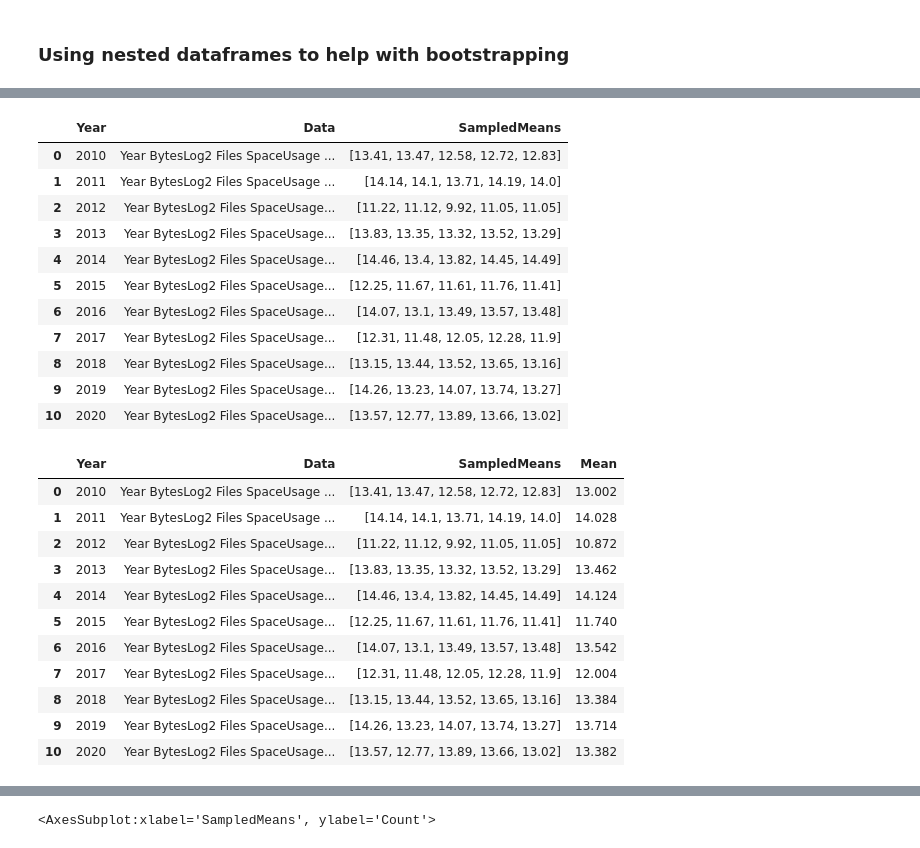
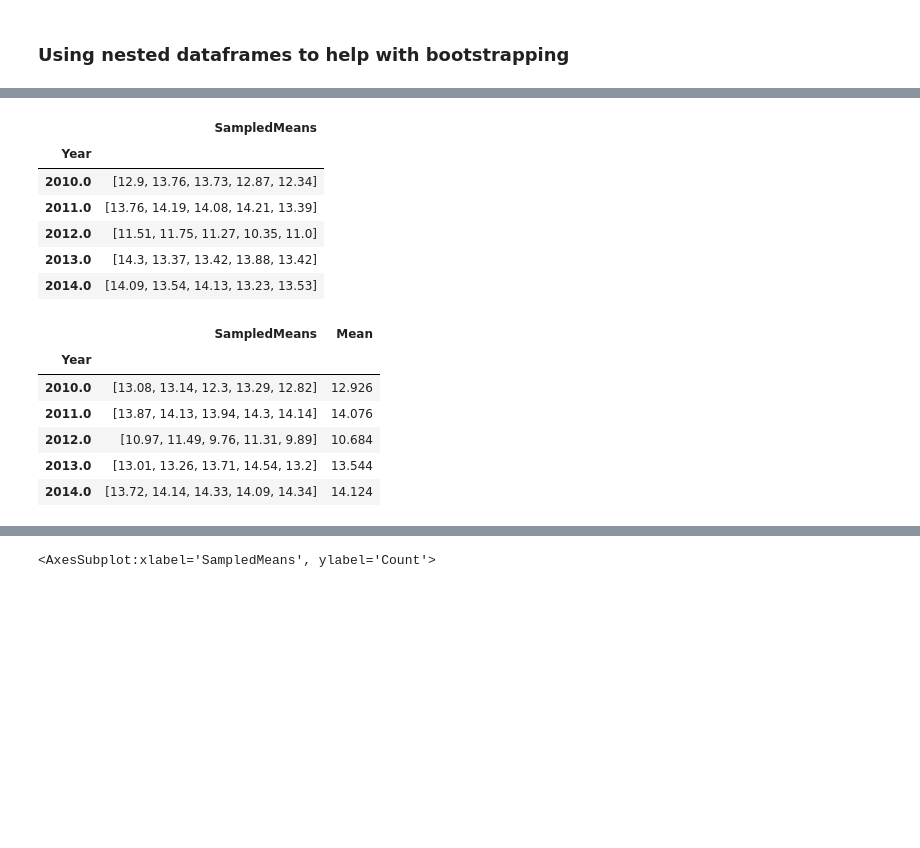
Before and after one commit to AaltoSciComp/data-analysis-workflows-course, a Jupyter notebook: python_exercises/ch3-python-lecture.ipynb, the cells around one changed output, grey strips where cells are left out. Saved outputs shown, nothing was run; the diff lists cells and outputs as text; code cells hidden in the pictures; blank space fills up the shorter version.

```diff
--- a/python_exercises/ch3-python-lecture.ipynb
+++ b/python_exercises/ch3-python-lecture.ipynb
@@ -191,12 +208,17 @@ plt.savefig('file-distribution-2020.svg')
 # %%
-# Pick target data column
-target_data = bytes_2020['BytesLog2'].copy()
+# Pick target data column and convert it to integer
+target_data = bytes_2020['BytesLog2'].copy().astype('int')
 # Pick weight data column
 weight_data = bytes_2020['Files'].copy()
-# Fill zeros to those byte sizes that are not present in the Files-data
+
+# IMPORTANT:
+#    There might be categories in BytesLog2 that do not contain any data.
+#    We'll have to fill zeros to those rows of Files.
 weight_data.fillna(0, inplace=True)
+
 # Normalize weight_data into probabilities
 weight_data = weight_data/weight_data.sum()
+
 print(target_data.head())
 print(weight_data.head())
 # %% [output]
@@ -215,10 +236,10 @@ Categories (43, int64): [0, 1, 2, 3, ..., 39, 40, 41, 42]
 Name: Files, dtype: float64
 # %%
 # Create means vector
-means = np.zeros(100, dtype=np.float64)
-for i in range(100):
+means = np.zeros(10, dtype=np.float64)
+for i in range(10):
     # Calculate resampled mean
     means[i] = np.mean(np.random.choice(target_data, 100, replace=True, p=weight_data))
-print(means)
-print('Estimated sample mean:', np.mean(means))
+means = pd.Series({'SampledMeans': means})
+print('Estimated sample mean:', means['SampledMeans'].mean())
 # %% [output]
@@ -235,6 +247,5 @@ Estimated sample mean: 13.190400000000002
 # %%
 def get_bootstrapped_means(dataset, target_col, weight_col, n_means=1000):
-    print(dataset)
     # Pick relevant columns
     df = dataset[[target_col, weight_col]].copy()
     # Pick target data column
@@ -251,7 +262,13 @@ def get_bootstrapped_means(dataset, target_col, weight_col, n_means=1000):
     for i in range(n_means):
         # Calculate resampled mean
         means[i] = np.mean(np.random.choice(target_data, 100, replace=True, p=weight_data))
+
+    # Store results as a DataFrame
+    means = pd.Series({'SampledMeans': means})
+
     return means
 
-get_bootstrapped_means(bytes_2020, 'BytesLog2', 'Files', n_means=5)
+bootstrapped_means = get_bootstrapped_means(bytes_2020, 'BytesLog2', 'Files', n_means=1000)
+print(bootstrapped_means.head())
+print('Estimated sample mean:', bootstrapped_means['SampledMeans'].mean())
 # %% [output]
@@ -305,35 +280,25 @@ yearly_means
 # %%
-yearly_means['SampledMeans'] = yearly_means['Data'].apply(lambda data: get_bootstrapped_means(data, 'BytesLog2', 'Files', n_means=5))
-yearly_means
+bootstrapped_means = yearly_bytes_sum.groupby('Year').apply(lambda x: get_bootstrapped_means(x, 'BytesLog2', 'Files', n_means=5))
+bootstrapped_means.head()
 # %% [output]
-|  | Year | Data | SampledMeans |
-| 0 | 2010 | Year BytesLog2 Files SpaceUsage ... | [13.41, 13.47, 12.58, 12.72, 12.83] |
-| 1 | 2011 | Year BytesLog2 Files SpaceUsage ... | [14.14, 14.1, 13.71, 14.19, 14.0] |
-| 2 | 2012 | Year BytesLog2 Files SpaceUsage... | [11.22, 11.12, 9.92, 11.05, 11.05] |
-| 3 | 2013 | Year BytesLog2 Files SpaceUsage... | [13.83, 13.35, 13.32, 13.52, 13.29] |
-| 4 | 2014 | Year BytesLog2 Files SpaceUsage... | [14.46, 13.4, 13.82, 14.45, 14.49] |
-| 5 | 2015 | Year BytesLog2 Files SpaceUsage... | [12.25, 11.67, 11.61, 11.76, 11.41] |
-| 6 | 2016 | Year BytesLog2 Files SpaceUsage... | [14.07, 13.1, 13.49, 13.57, 13.48] |
-| 7 | 2017 | Year BytesLog2 Files SpaceUsage... | [12.31, 11.48, 12.05, 12.28, 11.9] |
-| 8 | 2018 | Year BytesLog2 Files SpaceUsage... | [13.15, 13.44, 13.52, 13.65, 13.16] |
-| 9 | 2019 | Year BytesLog2 Files SpaceUsage... | [14.26, 13.23, 14.07, 13.74, 13.27] |
-| 10 | 2020 | Year BytesLog2 Files SpaceUsage... | [13.57, 12.77, 13.89, 13.66, 13.02] |
+|  | SampledMeans |
+| Year |  |
+| 2010.0 | [12.9, 13.76, 13.73, 12.87, 12.34] |
+| 2011.0 | [13.76, 14.19, 14.08, 14.21, 13.39] |
+| 2012.0 | [11.51, 11.75, 11.27, 10.35, 11.0] |
+| 2013.0 | [14.3, 13.37, 13.42, 13.88, 13.42] |
+| 2014.0 | [14.09, 13.54, 14.13, 13.23, 13.53] |
 # %%
-yearly_means['Mean'] = yearly_means['SampledMeans'].apply(np.mean)
-yearly_means
+bootstrapped_means['Mean'] = bootstrapped_means['SampledMeans'].apply(np.mean)
+bootstrapped_means.head()
 # %% [output]
-|  | Year | Data | SampledMeans | Mean |
-| 0 | 2010 | Year BytesLog2 Files SpaceUsage ... | [13.41, 13.47, 12.58, 12.72, 12.83] | 13.002 |
-| 1 | 2011 | Year BytesLog2 Files SpaceUsage ... | [14.14, 14.1, 13.71, 14.19, 14.0] | 14.028 |
-| 2 | 2012 | Year BytesLog2 Files SpaceUsage... | [11.22, 11.12, 9.92, 11.05, 11.05] | 10.872 |
-| 3 | 2013 | Year BytesLog2 Files SpaceUsage... | [13.83, 13.35, 13.32, 13.52, 13.29] | 13.462 |
-| 4 | 2014 | Year BytesLog2 Files SpaceUsage... | [14.46, 13.4, 13.82, 14.45, 14.49] | 14.124 |
-| 5 | 2015 | Year BytesLog2 Files SpaceUsage... | [12.25, 11.67, 11.61, 11.76, 11.41] | 11.740 |
-| 6 | 2016 | Year BytesLog2 Files SpaceUsage... | [14.07, 13.1, 13.49, 13.57, 13.48] | 13.542 |
-| 7 | 2017 | Year BytesLog2 Files SpaceUsage... | [12.31, 11.48, 12.05, 12.28, 11.9] | 12.004 |
-| 8 | 2018 | Year BytesLog2 Files SpaceUsage... | [13.15, 13.44, 13.52, 13.65, 13.16] | 13.384 |
-| 9 | 2019 | Year BytesLog2 Files SpaceUsage... | [14.26, 13.23, 14.07, 13.74, 13.27] | 13.714 |
-| 10 | 2020 | Year BytesLog2 Files SpaceUsage... | [13.57, 12.77, 13.89, 13.66, 13.02] | 13.382 |
+|  | SampledMeans | Mean |
+| Year |  |  |
+| 2010.0 | [13.08, 13.14, 12.3, 13.29, 12.82] | 12.926 |
+| 2011.0 | [13.87, 14.13, 13.94, 14.3, 14.14] | 14.076 |
+| 2012.0 | [10.97, 11.49, 9.76, 11.31, 9.89] | 10.684 |
+| 2013.0 | [13.01, 13.26, 13.71, 14.54, 13.2] | 13.544 |
+| 2014.0 | [13.72, 14.14, 14.33, 14.09, 14.34] | 14.124 |
 # %%
 def bootstrap_byteslog2_mean(dataset, group_variable, target_variable, n_means=1000):
 
```
Also changed, not shown: parts of 17 cells of this notebook, 2 other files.
